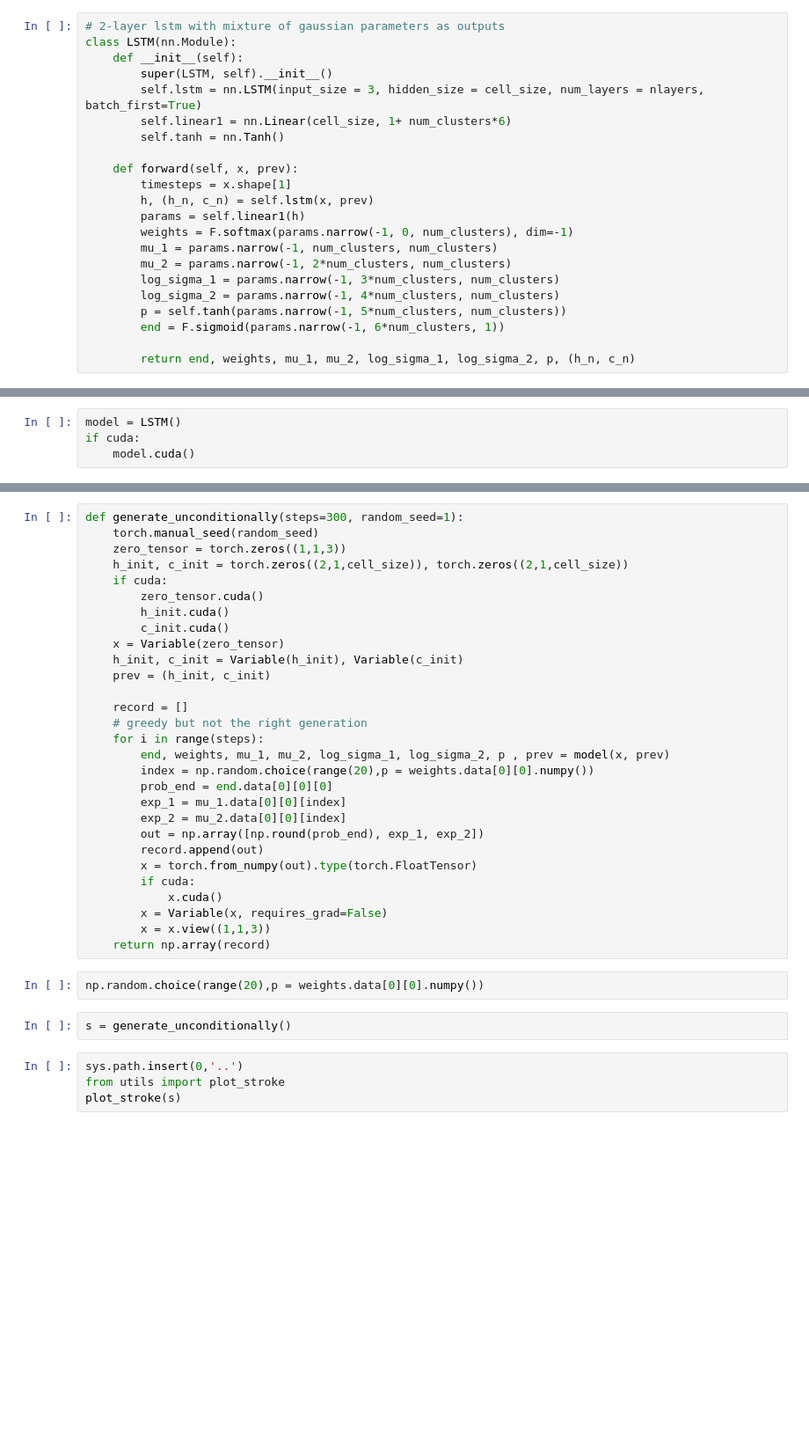
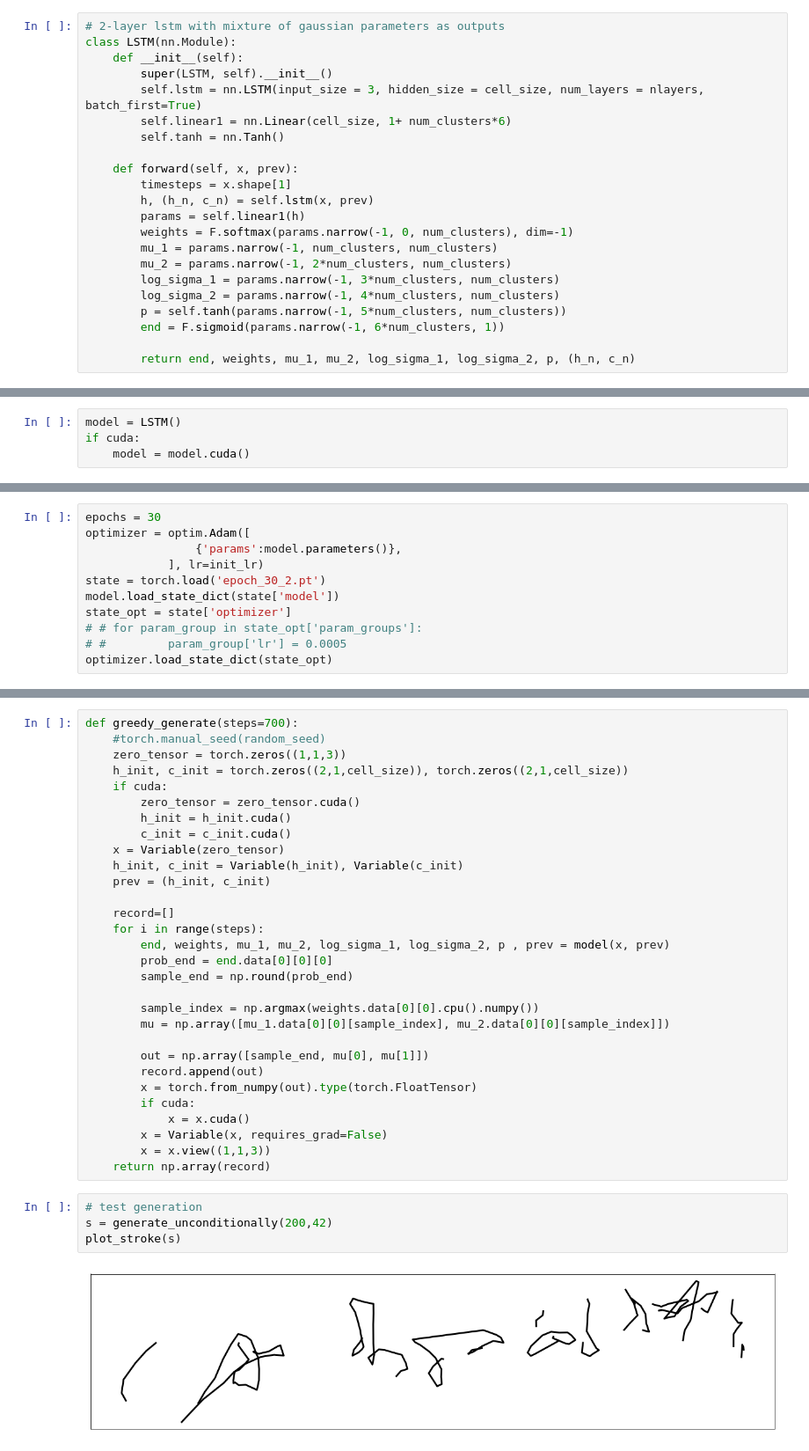
Before and after one commit to wezteoh/handwriting_synthesis, a Jupyter notebook: model_training.ipynb, the cells around one changed output, grey strips where cells are left out. Shown at 88% size. Drawn from its saved outputs; the diff is of its cells as text; blank space fills up the shorter version.

Commit message:
full model built

```diff
--- a/model_training.ipynb
+++ b/model_training.ipynb
@@ -56,4 +99,4 @@ class LSTM(nn.Module):
 # %%
 model = LSTM()
 if cuda:
-    model.cuda()
+    model = model.cuda()
@@ -81,2 +103,13 @@ def log_likelihood(end, weights, mu_1, mu_2, log_sigma_1, log_sigma_2, p, x):
+# %%
+epochs = 30
+optimizer = optim.Adam([
+                {'params':model.parameters()},
+            ], lr=init_lr)
+state = torch.load('epoch_30_2.pt')
+model.load_state_dict(state['model'])
+state_opt = state['optimizer']
+# # for param_group in state_opt['param_groups']:
+# #         param_group['lr'] = 0.0005
+optimizer.load_state_dict(state_opt)
 # %%
 # training
@@ -118,37 +250,36 @@ for epoch in range(epochs):
 # %%
-def generate_unconditionally(steps=300, random_seed=1):
-    torch.manual_seed(random_seed)
+def greedy_generate(steps=700):
+    #torch.manual_seed(random_seed)
     zero_tensor = torch.zeros((1,1,3))
     h_init, c_init = torch.zeros((2,1,cell_size)), torch.zeros((2,1,cell_size))
     if cuda:
-        zero_tensor.cuda()
-        h_init.cuda()
-        c_init.cuda()
+        zero_tensor = zero_tensor.cuda()
+        h_init = h_init.cuda()
+        c_init = c_init.cuda()
     x = Variable(zero_tensor)
     h_init, c_init = Variable(h_init), Variable(c_init)
     prev = (h_init, c_init)
 
-    record = []
-    # greedy but not the right generation
+    record=[]
     for i in range(steps):
         end, weights, mu_1, mu_2, log_sigma_1, log_sigma_2, p , prev = model(x, prev)
-        index = np.random.choice(range(20),p = weights.data[0][0].numpy())
         prob_end = end.data[0][0][0]
-        exp_1 = mu_1.data[0][0][index]
-        exp_2 = mu_2.data[0][0][index]
-        out = np.array([np.round(prob_end), exp_1, exp_2])
+        sample_end = np.round(prob_end)
+
+        sample_index = np.argmax(weights.data[0][0].cpu().numpy())
+        mu = np.array([mu_1.data[0][0][sample_index], mu_2.data[0][0][sample_index]])
+
+        out = np.array([sample_end, mu[0], mu[1]])
         record.append(out)
         x = torch.from_numpy(out).type(torch.FloatTensor)
         if cuda:
-            x.cuda()
+            x = x.cuda()
         x = Variable(x, requires_grad=False)
         x = x.view((1,1,3))
     return np.array(record)
-# %%
-np.random.choice(range(20),p = weights.data[0][0].numpy())
-# %%
-s = generate_unconditionally()
-# %%
-sys.path.insert(0,'..')
-from utils import plot_stroke
-plot_stroke(s)
+# %%
+# test generation
+s = generate_unconditionally(200,42)
+plot_stroke(s)
+# %% [output]
+[figure, added]
```
Also changed, not shown: parts of 15 cells of this notebook.
